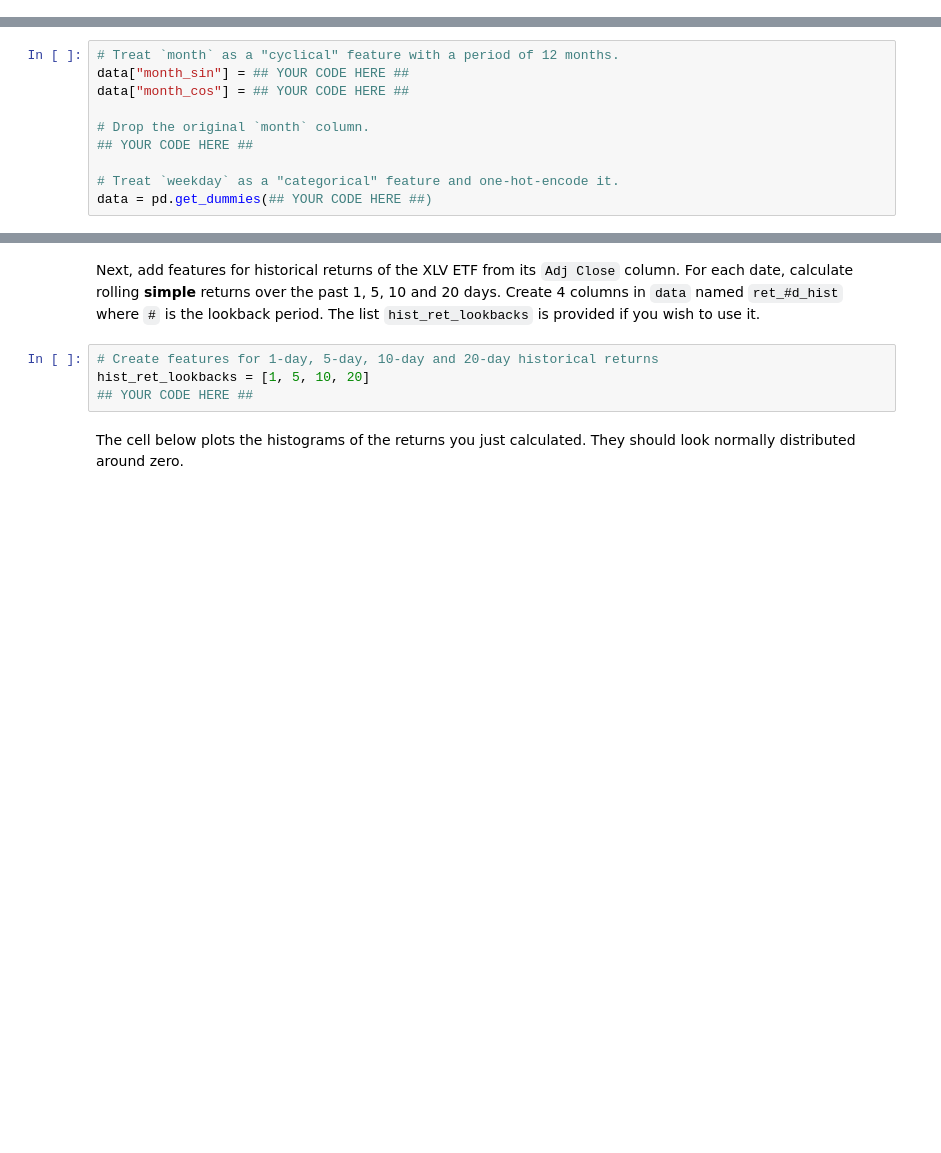
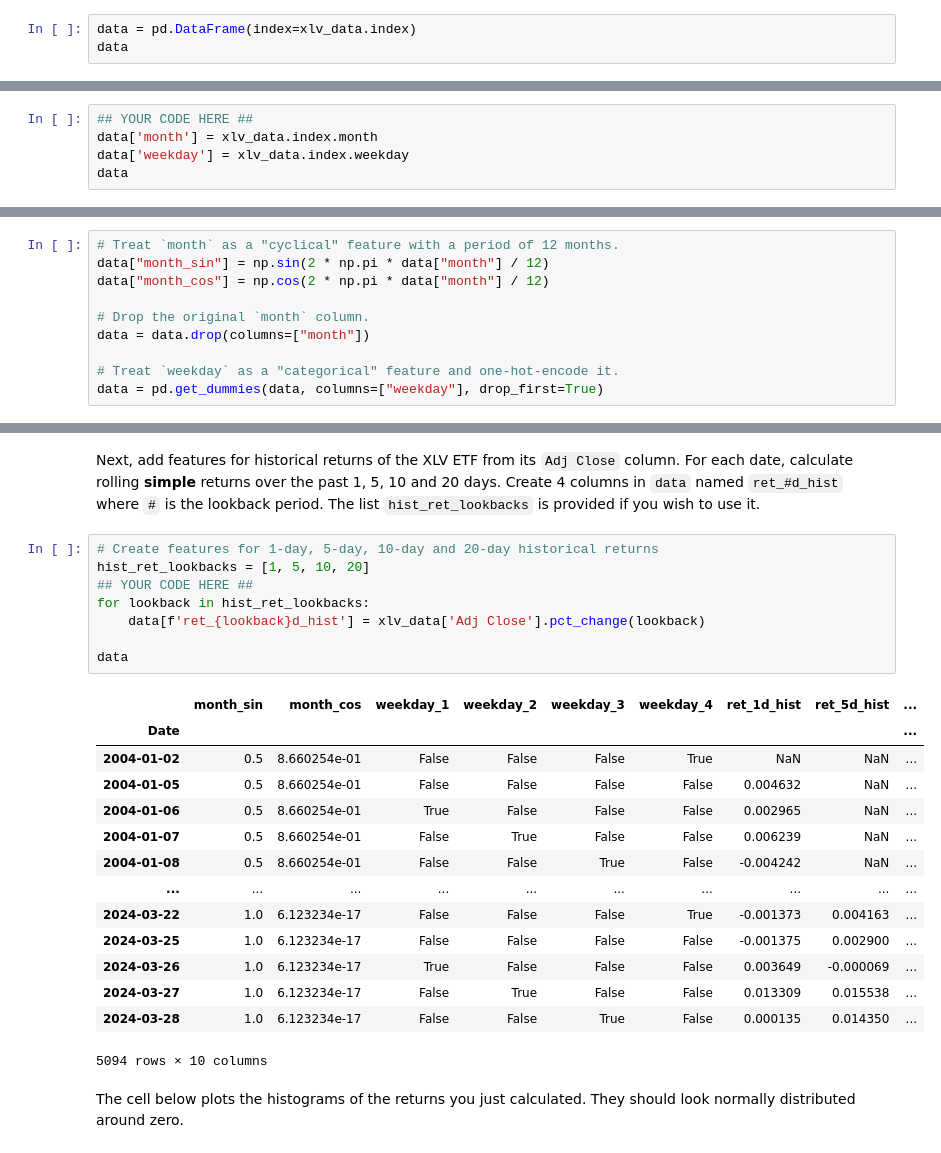
Before and after one commit to lienas/4_Classification_Model, a Jupyter notebook: project_starter.ipynb, the cells around one changed output, grey strips where cells are left out. Saved outputs shown, nothing was run; the diff lists cells and outputs as text; blank space fills up the shorter version.

```diff
--- a/project_starter.ipynb
+++ b/project_starter.ipynb
@@ -274,0 +304,3 @@ data = ## YOUR CODE HERE ##
+# %%
+data = pd.DataFrame(index=xlv_data.index)
+data
@@ -282,0 +328,5 @@ Add the `month` and `weekday` columns to `data` as categorical features (integer
+# %%
+## YOUR CODE HERE ##
+data['month'] = xlv_data.index.month
+data['weekday'] = xlv_data.index.weekday
+data
@@ -290,11 +355,11 @@ Below, you will:
 - Make sure the original `month` and `weekday` columns are no longer present in `data`. (`drop()` them if necessary.)
 # %%
 # Treat `month` as a "cyclical" feature with a period of 12 months.
-data["month_sin"] = ## YOUR CODE HERE ##
-data["month_cos"] = ## YOUR CODE HERE ##
+data["month_sin"] = np.sin(2 * np.pi * data["month"] / 12)
+data["month_cos"] = np.cos(2 * np.pi * data["month"] / 12)
 
 # Drop the original `month` column.
-## YOUR CODE HERE ##
+data = data.drop(columns=["month"])
 
 # Treat `weekday` as a "categorical" feature and one-hot-encode it.
-data = pd.get_dummies(## YOUR CODE HERE ##)
+data = pd.get_dummies(data, columns=["weekday"], drop_first=True)
@@ -305,7 +387,26 @@ Next, add features for historical returns of the XLV ETF from its `Adj Close` co
 # %%
 # Create features for 1-day, 5-day, 10-day and 20-day historical returns
 hist_ret_lookbacks = [1, 5, 10, 20]
 ## YOUR CODE HERE ##
+for lookback in hist_ret_lookbacks:
+    data[f'ret_{lookback}d_hist'] = xlv_data['Adj Close'].pct_change(lookback)
+
+data
+# %% [output]
+|  | month_sin | month_cos | weekday_1 | weekday_2 | weekday_3 | weekday_4 | ret_1d_hist | ret_5d_hist | ... |
+| Date |  |  |  |  |  |  |  |  | ... |
+| 2004-01-02 | 0.5 | 8.660254e-01 | False | False | False | True | NaN | NaN | ... |
+| 2004-01-05 | 0.5 | 8.660254e-01 | False | False | False | False | 0.004632 | NaN | ... |
+| 2004-01-06 | 0.5 | 8.660254e-01 | True | False | False | False | 0.002965 | NaN | ... |
+| 2004-01-07 | 0.5 | 8.660254e-01 | False | True | False | False | 0.006239 | NaN | ... |
+| 2004-01-08 | 0.5 | 8.660254e-01 | False | False | True | False | -0.004242 | NaN | ... |
+| ... | ... | ... | ... | ... | ... | ... | ... | ... | ... |
+| 2024-03-22 | 1.0 | 6.123234e-17 | False | False | False | True | -0.001373 | 0.004163 | ... |
+| 2024-03-25 | 1.0 | 6.123234e-17 | False | False | False | False | -0.001375 | 0.002900 | ... |
+| 2024-03-26 | 1.0 | 6.123234e-17 | True | False | False | False | 0.003649 | -0.000069 | ... |
+| 2024-03-27 | 1.0 | 6.123234e-17 | False | True | False | False | 0.013309 | 0.015538 | ... |
+| 2024-03-28 | 1.0 | 6.123234e-17 | False | False | True | False | 0.000135 | 0.014350 | ... |
+5094 rows × 10 columns
 # %% [markdown]
 The cell below plots the histograms of the returns you just calculated. They should look normally distributed around zero.
 # %%
```
Also changed, not shown: parts of 27 cells of this notebook.
